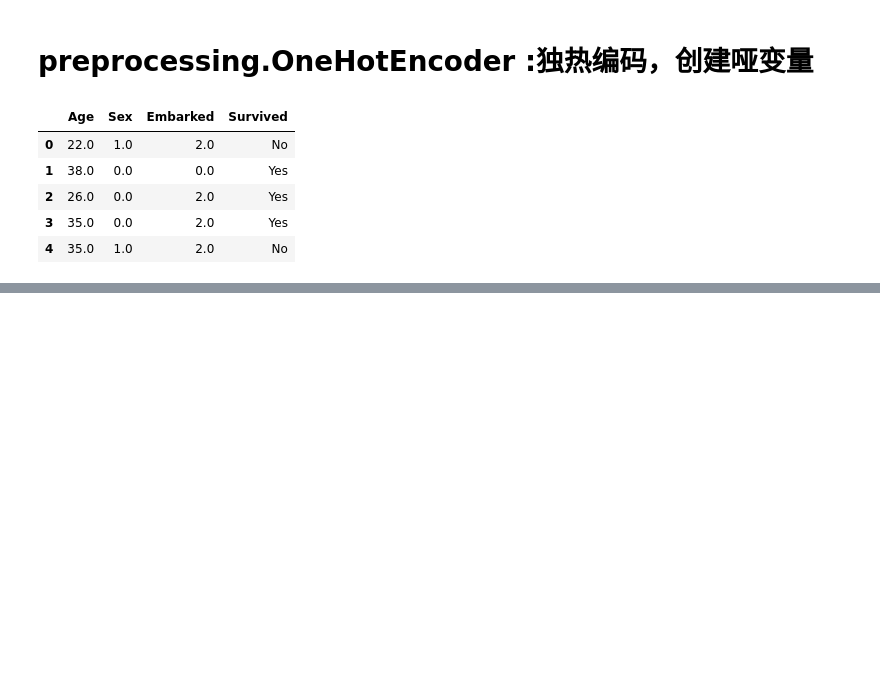
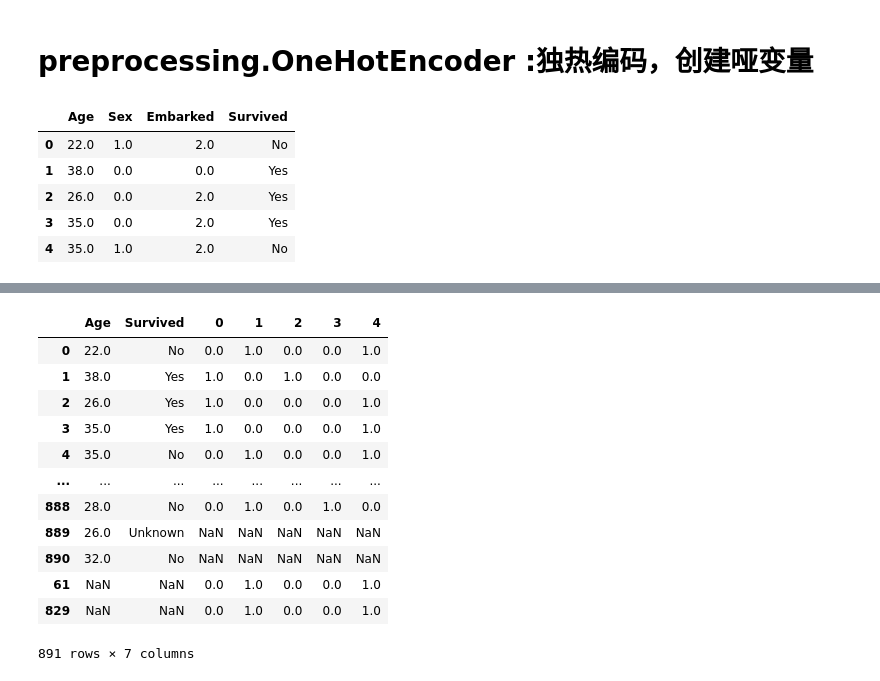
Before and after one commit to hezhen98/-, a Jupyter notebook: data process.ipynb, the cells around one changed output, grey strips where cells are left out. Cells and saved outputs as stored; diff of their text form; code cells hidden in the pictures; blank space fills up the shorter version.

```diff
--- a/data process.ipynb
+++ b/data process.ipynb
@@ -269,6 +269,7 @@ data.head()
 | 4 | 35.0 | 1.0 | 2.0 | No |
 # %%
 from sklearn.preprocessing import OneHotEncoder
-x = data.loc[:,1:-1]
+x = data.iloc[:,1:-1]
 enc = OneHotEncoder(categories='auto').fit(x)
-result = enc.transform
+# %%
+result = enc.transform(x).toarray()
@@ -274,0 +320,3 @@ result = enc.transform
+# %%
+# axis=1，从左到右的变化，axis=0,表示从上到下的变化
+newdata = pd.concat([data,pd.DataFrame(result)],axis=1)
@@ -274,0 +332,18 @@ result = enc.transform
+# %%
+newdata.drop(labels=['Embarked','Sex'],inplace=True,axis=1)
+# %%
+newdata
+# %% [output]
+|  | Age | Survived | 0 | 1 | 2 | 3 | 4 |
+| 0 | 22.0 | No | 0.0 | 1.0 | 0.0 | 0.0 | 1.0 |
+| 1 | 38.0 | Yes | 1.0 | 0.0 | 1.0 | 0.0 | 0.0 |
+| 2 | 26.0 | Yes | 1.0 | 0.0 | 0.0 | 0.0 | 1.0 |
+| 3 | 35.0 | Yes | 1.0 | 0.0 | 0.0 | 0.0 | 1.0 |
+| 4 | 35.0 | No | 0.0 | 1.0 | 0.0 | 0.0 | 1.0 |
+| ... | ... | ... | ... | ... | ... | ... | ... |
+| 888 | 28.0 | No | 0.0 | 1.0 | 0.0 | 1.0 | 0.0 |
+| 889 | 26.0 | Unknown | NaN | NaN | NaN | NaN | NaN |
+| 890 | 32.0 | No | NaN | NaN | NaN | NaN | NaN |
+| 61 | NaN | NaN | 0.0 | 1.0 | 0.0 | 0.0 | 1.0 |
+| 829 | NaN | NaN | 0.0 | 1.0 | 0.0 | 0.0 | 1.0 |
+891 rows × 7 columns
```
Also changed, not shown: parts of 65 cells of this notebook.
